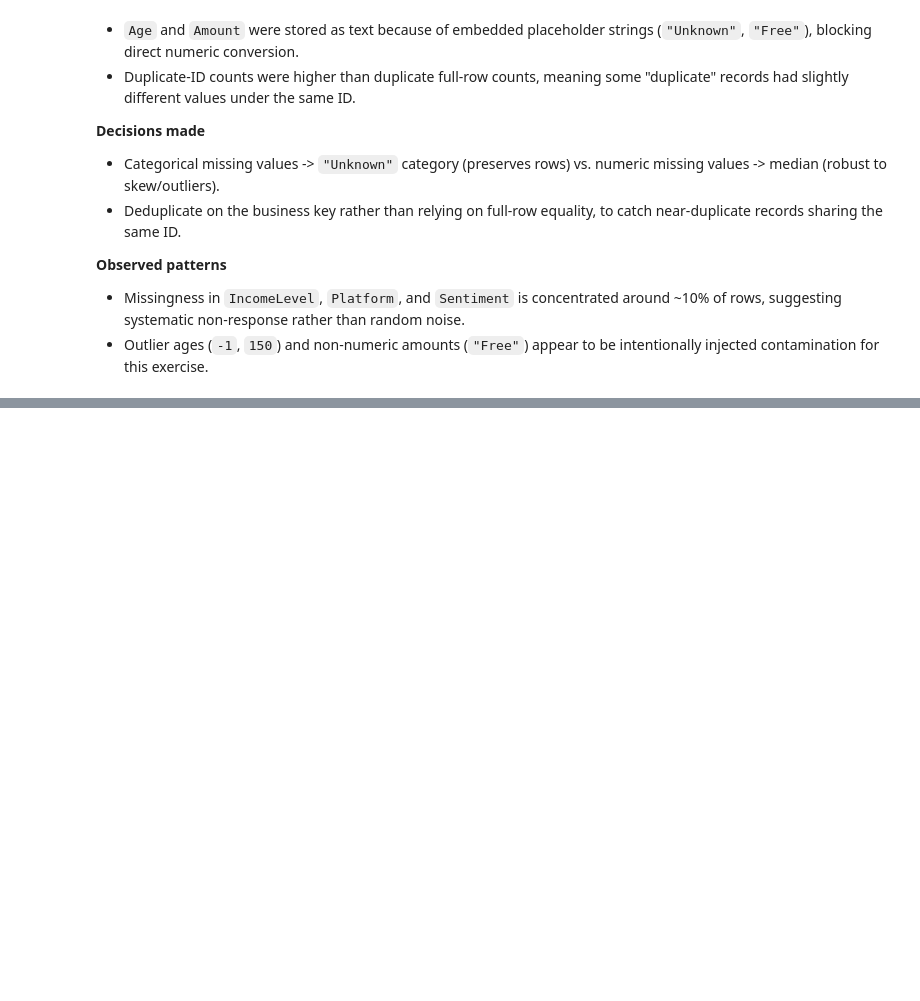
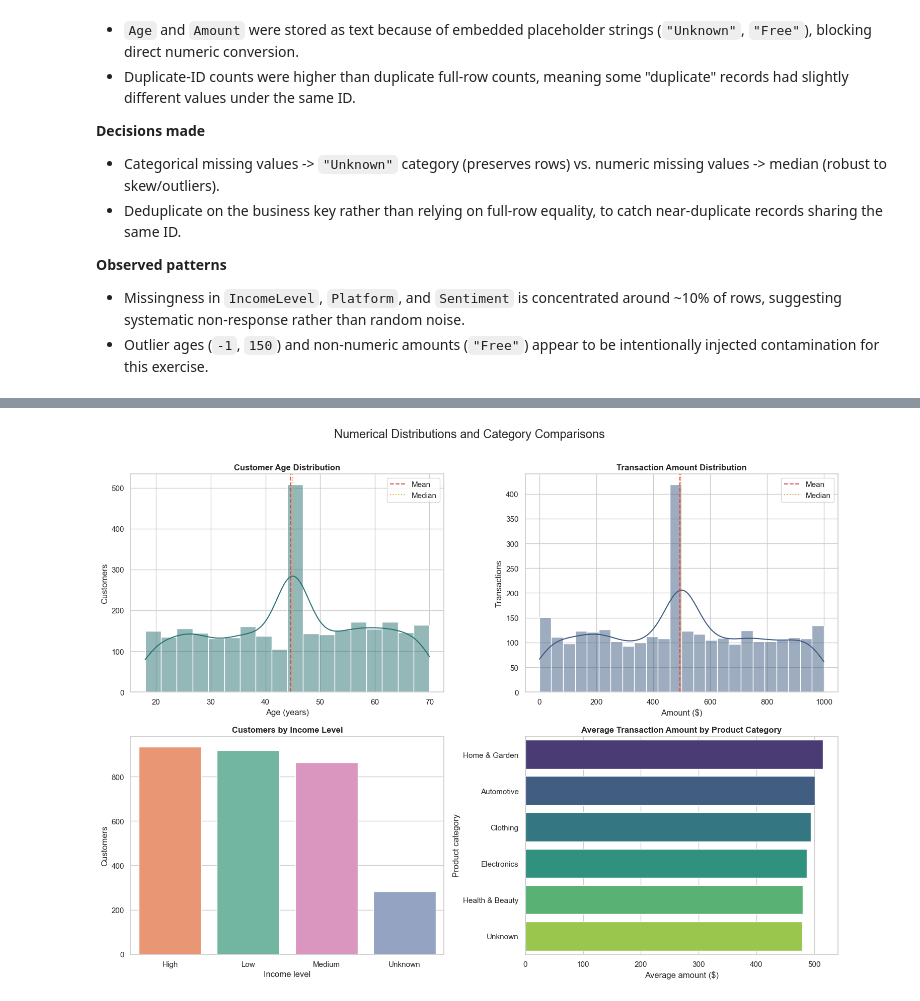
Before and after one commit to nix-cy/Milestone2, a Jupyter notebook: Preprocessing_FinMark.ipynb, the cells around one changed output, grey strips where cells are left out. Saved outputs shown, nothing was run; the diff lists cells and outputs as text; code cells hidden in the pictures; blank space fills up the shorter version.

Commit message:
Add extended analysis and visualizations

```diff
--- a/Preprocessing_FinMark.ipynb
+++ b/Preprocessing_FinMark.ipynb
@@ -4,6 +4,12 @@ This notebook contains preprocessing steps for Customer Segments, Transactions,
 # %%
 import pandas as pd
 import numpy as np
+import matplotlib.pyplot as plt
+import seaborn as sns
+
+sns.set_theme(style="whitegrid", context="notebook")
+plt.rcParams["figure.figsize"] = (10, 6)
+plt.rcParams["axes.titleweight"] = "bold"
 # %%
 segments = pd.read_csv("customer_demographics_contaminated.csv")
 transactions = pd.read_csv("customer_transactions_contaminated.csv")
@@ -244,0 +315,28 @@ Saved: Cleaned_Customer_Demographics.csv, Cleaned_Customer_Transactions.csv, Cle
+# %%
+fig, axes = plt.subplots(2, 2, figsize=(15, 11))
+
+sns.histplot(segments_eda, x="Age", bins=18, kde=True, color="#287271", ax=axes[0, 0])
+axes[0, 0].axvline(segments_eda["Age"].mean(), color="#D1495B", linestyle="--", label="Mean")
+axes[0, 0].axvline(segments_eda["Age"].median(), color="#EDAE49", linestyle=":", label="Median")
+axes[0, 0].set(title="Customer Age Distribution", xlabel="Age (years)", ylabel="Customers")
+axes[0, 0].legend()
+
+sns.histplot(transactions_eda, x="Amount", bins=24, kde=True, color="#3D5A80", ax=axes[0, 1])
+axes[0, 1].axvline(transactions_eda["Amount"].mean(), color="#D1495B", linestyle="--", label="Mean")
+axes[0, 1].axvline(transactions_eda["Amount"].median(), color="#EDAE49", linestyle=":", label="Median")
+axes[0, 1].set(title="Transaction Amount Distribution", xlabel="Amount ($)", ylabel="Transactions")
+axes[0, 1].legend()
+
+income_order = segments_eda["IncomeLevel"].value_counts().index
+sns.countplot(data=segments_eda, x="IncomeLevel", order=income_order, hue="IncomeLevel", palette="Set2", legend=False, ax=axes[1, 0])
+axes[1, 0].set(title="Customers by Income Level", xlabel="Income level", ylabel="Customers")
+
+category_means = transactions_eda.groupby("ProductCategory", as_index=False)["Amount"].mean().sort_values("Amount", ascending=False)
+sns.barplot(data=category_means, x="Amount", y="ProductCategory", hue="ProductCategory", palette="viridis", legend=False, ax=axes[1, 1])
+axes[1, 1].set(title="Average Transaction Amount by Product Category", xlabel="Average amount ($)", ylabel="Product category")
+
+fig.suptitle("Numerical Distributions and Category Comparisons", fontsize=17, y=1.01)
+plt.tight_layout()
+plt.show()
+# %% [output]
+[figure, added]
```
Also changed, not shown: parts of 16 cells of this notebook.
